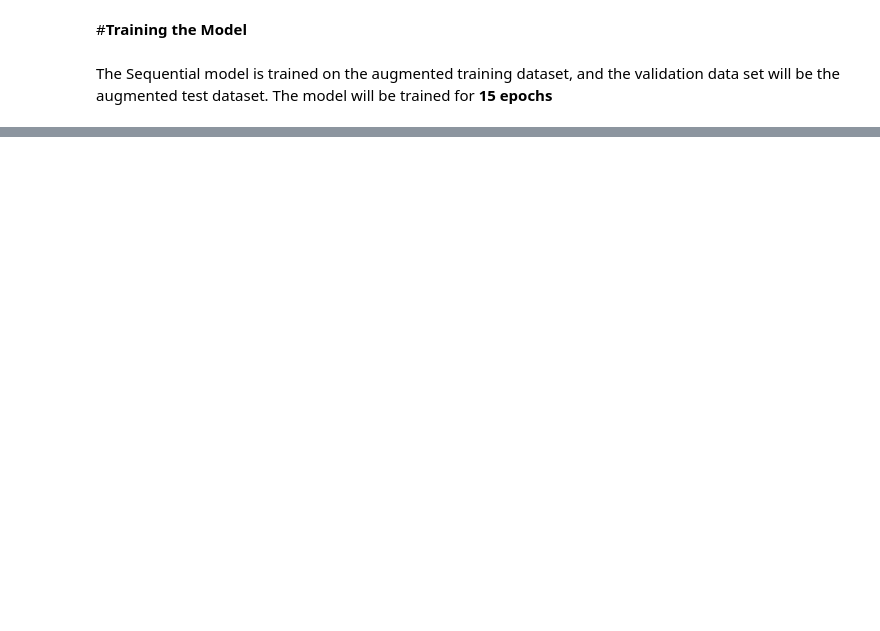
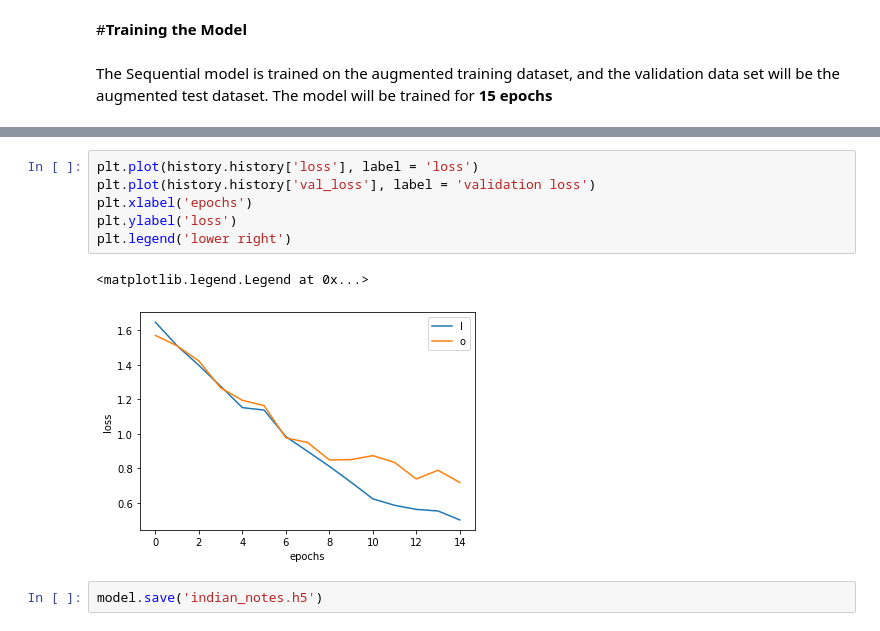
Before and after one commit to prateekrao/Indian-Currency-Notes-Classifier, a Jupyter notebook: Indian_Currency_Vanilla_CNN-15-epoch.ipynb, the cells around one changed output, grey strips where cells are left out. Drawn from its saved outputs; the diff is of its cells as text; blank space fills up the shorter version.

```diff
--- a/Indian_Currency_Vanilla_CNN-15-epoch.ipynb
+++ b/Indian_Currency_Vanilla_CNN-15-epoch.ipynb
@@ -139,0 +151,11 @@ Epoch 15/15
+# %%
+plt.plot(history.history['loss'], label = 'loss')
+plt.plot(history.history['val_loss'], label = 'validation loss')
+plt.xlabel('epochs')
+plt.ylabel('loss')
+plt.legend('lower right')
+# %% [output]
+<matplotlib.legend.Legend at 0x...>
+[figure, added]
+# %%
+model.save('indian_notes.h5')
```
Also changed, not shown: parts of 7 cells of this notebook.
